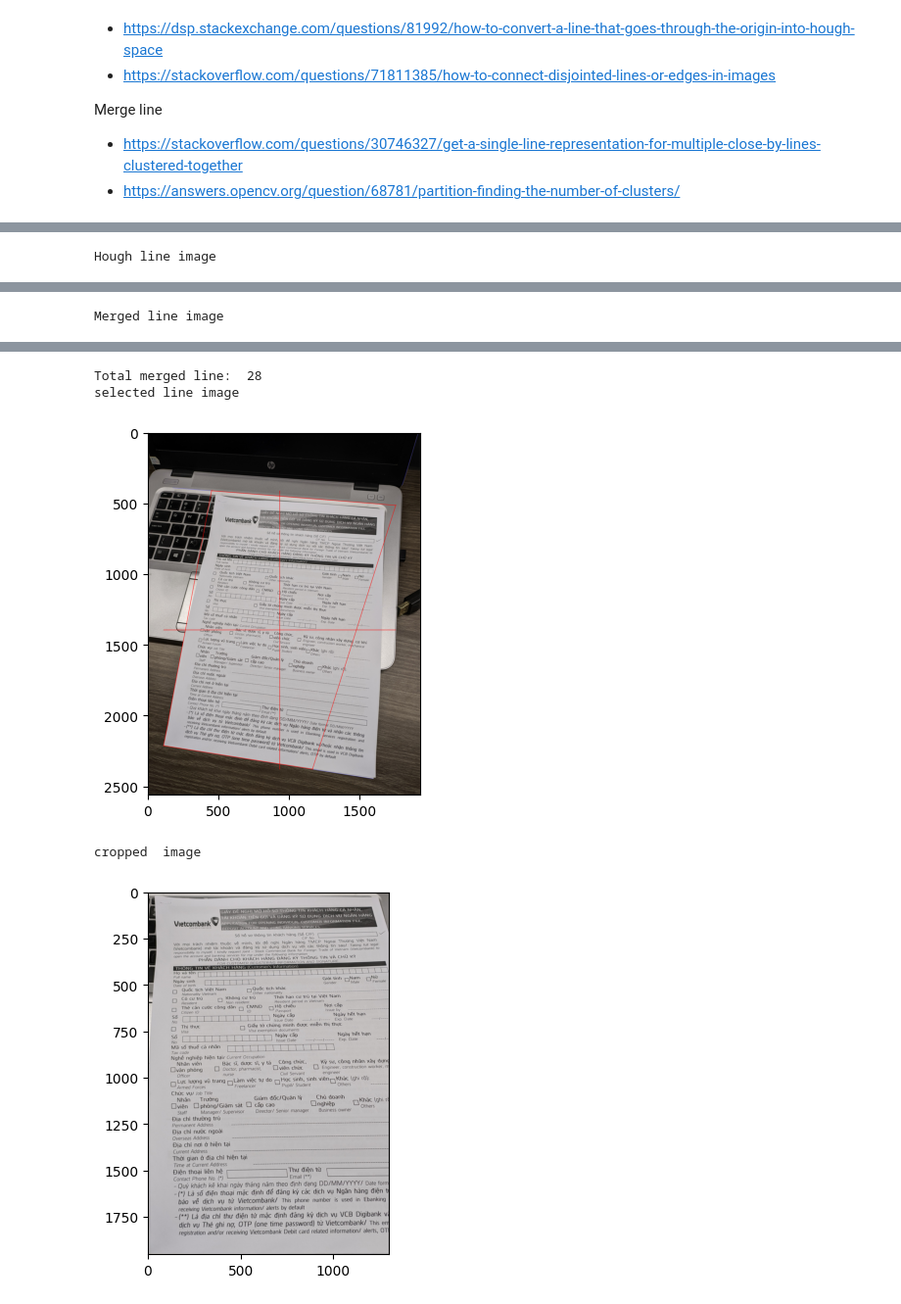
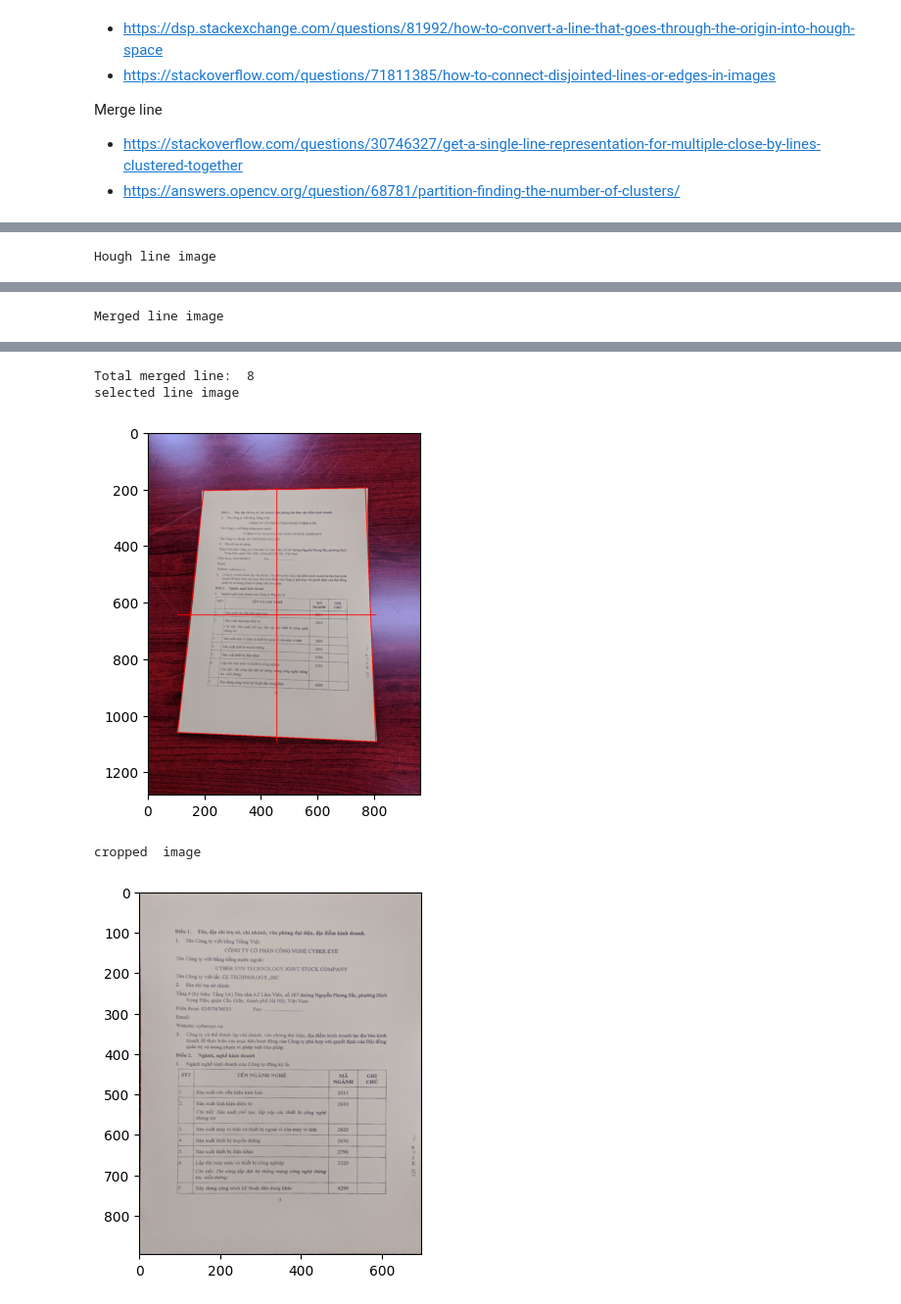
Before and after one commit to dqhuy/kuka-py, a Jupyter notebook: kuka.lab/kuka-perspective-doc.ipynb, the cells around one changed output, grey strips where cells are left out. Shown at 98% size. Cells and saved outputs as stored; diff of their text form; code cells hidden in the pictures.

```diff
--- a/kuka.lab/kuka-perspective-doc.ipynb
+++ b/kuka.lab/kuka-perspective-doc.ipynb
@@ -42,20 +39,24 @@ print(getVersionInfo())
 ## Load image
 # %%
 #custom dataset
-filename = r"D:\Google-drive-huy-work\imagedata\perspective-skew\train\img_23.jpg"
+#filename = r"D:\Google-drive-huy-work\imagedata\perspective-skew\train\img_23.jpg"
 #filename = r"D:\Google-drive-huy-work\imagedata\perspective-skew\train\img_25.jpg"
 #filename = r"D:\Google-drive-huy-work\imagedata\perspective-skew\train\img_10.jpg"
 #filename = r"D:\Google-drive-huy-work\imagedata\perspective-skew\train\img_27.jpg"
 #filename = r"D:\Google-drive-huy-work\imagedata\perspective-skew\train\img_28.jpg"
+filename = r"D:\Google-drive-huy-work\imagedata\perspective-skew\train\img_ (22).jpg"
 
 #noise
 #filename = r"D:\Google-drive-huy-work\imagedata\perspective-skew\train2\TB\img (8-1).jpg"
+#filename = r"D:\Google-drive-huy-work\imagedata\perspective-skew\train2\TB\img (32).jpg"
 
 #smartdoc dataset
-#filename=r"D:\ImageData\SmartDoc\background01\datasheet001\frame_50.jpg"
+#filename=r"D:\ImageData\SmartDoc\background01\datasheet001\frame_150.jpg"
 
 #midv500 dataset
+
 #filename=r"D:\ImageData\midv500\01_alb_id\images\TA\TA01_07.tif"
+#filename=r"D:\ImageData\midv500\01_alb_id\images\HA\HA01_07.tif"
 #filename=r"D:\ImageData\midv500\01_alb_id\images\KA\KA01_07.tif"
 
 
@@ -171,7 +172,7 @@ rightLine_selected=[]
 
 #program params
 rho_threshold =5 #max(0.005*math.sqrt(img_width*img_width+ img_height*img_height),5)
-theta_threshold = 1*np.pi/180
+theta_threshold = 0.5*np.pi/180
 max_gap_x = int(0.05*img_width)
 max_gap_y = int(0.05*img_height)
 minline_threshold  = 50 #int(min(gray.shape[0],gray.shape[1]) /12)
@@ -186,7 +187,7 @@ print("minLineLength: ",minLineLength)
 #get lines by hough
 linesP =[]
 linesP = cv2.HoughLinesP(edgeImg,rho=1,theta=1*np.pi/180,threshold=minline_threshold,minLineLength=minLineLength,maxLineGap=maxLineGap)
-if(linesP.any()!=None and len(linesP)>1):
+if(not linesP is None and len(linesP)>1):
     print("total line:",len(linesP))
 
 #clustering lines into 4 group
@@ -268,9 +269,6 @@ if(not hasCropped):
     print("Can not crop document")
 
     # return topLine_selected,bottomLine_selected,leftLine_selected,rightLine_selected
-
-
-#(tl,bl,ll,rl)=cropDocumentTest()
 # %% [output]
 rho_threshold: 5
 minline threshold:  50
@@ -287,5 +285,5 @@ Merged line image
-Total merged line:  28
+Total merged line:  8
 selected line image
-[figure, old version]
+[figure, new version]
 cropped  image
-[figure, old version]
+[figure, new version]
```
Also changed, not shown: parts of 19 cells of this notebook, 5 other files.
